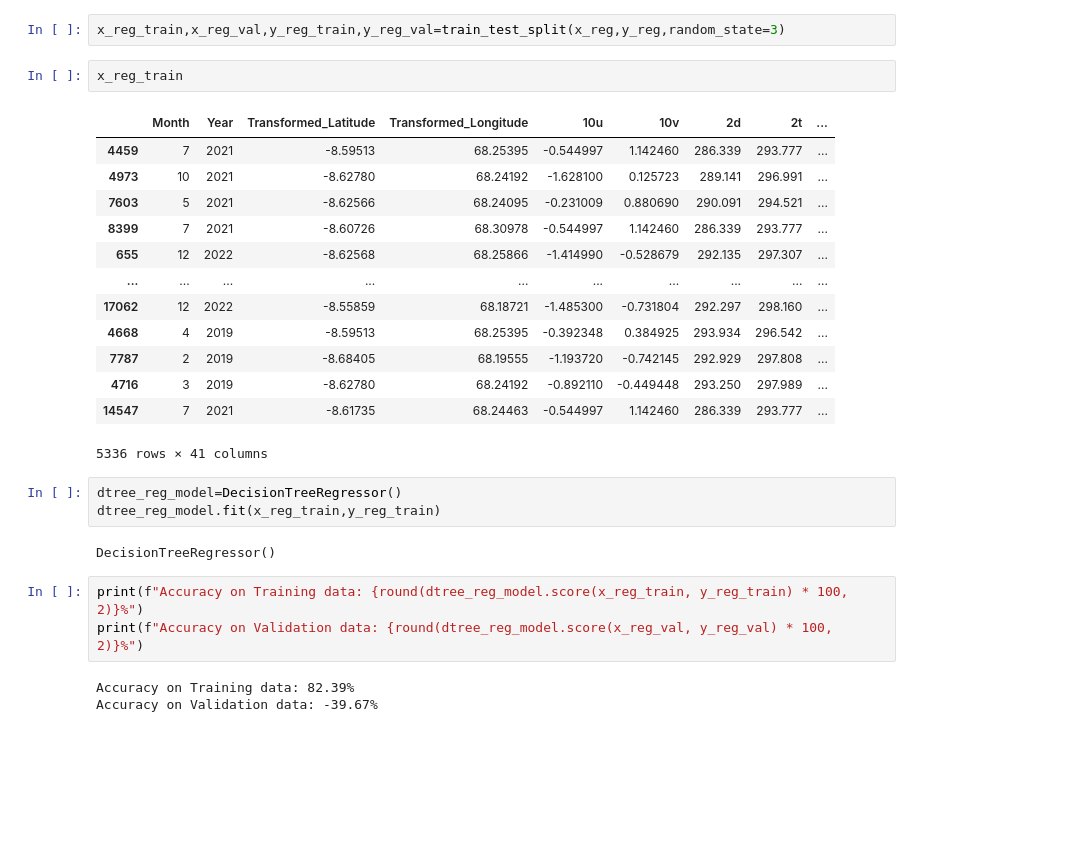
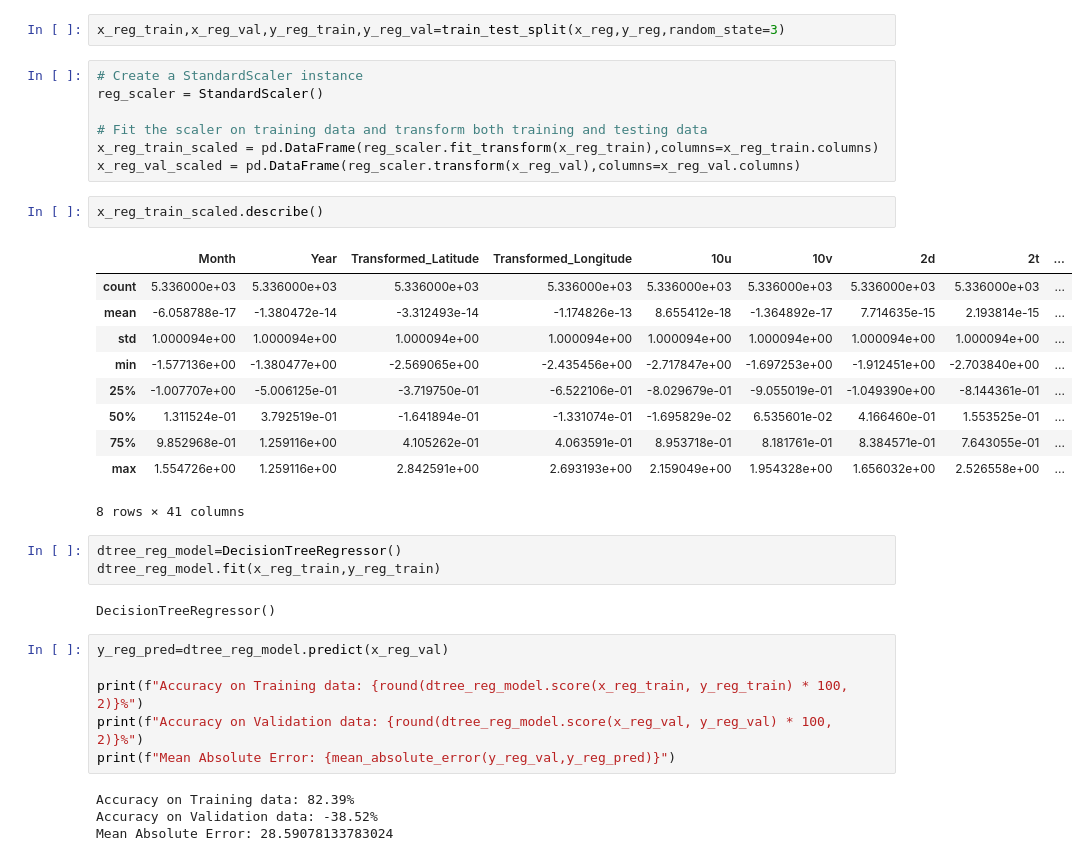
Before and after one commit to datamind-lab/Waterborne-Disease-Prediction, a Jupyter notebook: Model_Building.ipynb, the cells around one changed output. Drawn from its saved outputs; the diff is of its cells as text; blank space fills up the shorter version.

```diff
--- a/Model_Building.ipynb
+++ b/Model_Building.ipynb
@@ -220,30 +394,38 @@ x_reg=train_reg_data.drop(['Total','Disease','Outbreak_Status'],axis=1)
 y_reg=train_reg_data['Total']
 # %%
 x_reg_train,x_reg_val,y_reg_train,y_reg_val=train_test_split(x_reg,y_reg,random_state=3)
-# %%
-x_reg_train
-# %% [output]
-|  | Month | Year | Transformed_Latitude | Transformed_Longitude | 10u | 10v | 2d | 2t | ... |
-| 4459 | 7 | 2021 | -8.59513 | 68.25395 | -0.544997 | 1.142460 | 286.339 | 293.777 | ... |
-| 4973 | 10 | 2021 | -8.62780 | 68.24192 | -1.628100 | 0.125723 | 289.141 | 296.991 | ... |
-| 7603 | 5 | 2021 | -8.62566 | 68.24095 | -0.231009 | 0.880690 | 290.091 | 294.521 | ... |
-| 8399 | 7 | 2021 | -8.60726 | 68.30978 | -0.544997 | 1.142460 | 286.339 | 293.777 | ... |
-| 655 | 12 | 2022 | -8.62568 | 68.25866 | -1.414990 | -0.528679 | 292.135 | 297.307 | ... |
-| ... | ... | ... | ... | ... | ... | ... | ... | ... | ... |
-| 17062 | 12 | 2022 | -8.55859 | 68.18721 | -1.485300 | -0.731804 | 292.297 | 298.160 | ... |
-| 4668 | 4 | 2019 | -8.59513 | 68.25395 | -0.392348 | 0.384925 | 293.934 | 296.542 | ... |
-| 7787 | 2 | 2019 | -8.68405 | 68.19555 | -1.193720 | -0.742145 | 292.929 | 297.808 | ... |
-| 4716 | 3 | 2019 | -8.62780 | 68.24192 | -0.892110 | -0.449448 | 293.250 | 297.989 | ... |
-| 14547 | 7 | 2021 | -8.61735 | 68.24463 | -0.544997 | 1.142460 | 286.339 | 293.777 | ... |
-5336 rows × 41 columns
+# %%
+# Create a StandardScaler instance
+reg_scaler = StandardScaler()
+
+# Fit the scaler on training data and transform both training and testing data
+x_reg_train_scaled = pd.DataFrame(reg_scaler.fit_transform(x_reg_train),columns=x_reg_train.columns)
+x_reg_val_scaled = pd.DataFrame(reg_scaler.transform(x_reg_val),columns=x_reg_val.columns)
+# %%
+x_reg_train_scaled.describe()
+# %% [output]
+|  | Month | Year | Transformed_Latitude | Transformed_Longitude | 10u | 10v | 2d | 2t | ... |
+| count | 5.336000e+03 | 5.336000e+03 | 5.336000e+03 | 5.336000e+03 | 5.336000e+03 | 5.336000e+03 | 5.336000e+03 | 5.336000e+03 | ... |
+| mean | -6.058788e-17 | -1.380472e-14 | -3.312493e-14 | -1.174826e-13 | 8.655412e-18 | -1.364892e-17 | 7.714635e-15 | 2.193814e-15 | ... |
+| std | 1.000094e+00 | 1.000094e+00 | 1.000094e+00 | 1.000094e+00 | 1.000094e+00 | 1.000094e+00 | 1.000094e+00 | 1.000094e+00 | ... |
+| min | -1.577136e+00 | -1.380477e+00 | -2.569065e+00 | -2.435456e+00 | -2.717847e+00 | -1.697253e+00 | -1.912451e+00 | -2.703840e+00 | ... |
+| 25% | -1.007707e+00 | -5.006125e-01 | -3.719750e-01 | -6.522106e-01 | -8.029679e-01 | -9.055019e-01 | -1.049390e+00 | -8.144361e-01 | ... |
+| 50% | 1.311524e-01 | 3.792519e-01 | -1.641894e-01 | -1.331074e-01 | -1.695829e-02 | 6.535601e-02 | 4.166460e-01 | 1.553525e-01 | ... |
+| 75% | 9.852968e-01 | 1.259116e+00 | 4.105262e-01 | 4.063591e-01 | 8.953718e-01 | 8.181761e-01 | 8.384571e-01 | 7.643055e-01 | ... |
+| max | 1.554726e+00 | 1.259116e+00 | 2.842591e+00 | 2.693193e+00 | 2.159049e+00 | 1.954328e+00 | 1.656032e+00 | 2.526558e+00 | ... |
+8 rows × 41 columns
 # %%
 dtree_reg_model=DecisionTreeRegressor()
 dtree_reg_model.fit(x_reg_train,y_reg_train)
 # %% [output]
 DecisionTreeRegressor()
 # %%
+y_reg_pred=dtree_reg_model.predict(x_reg_val)
+
 print(f"Accuracy on Training data: {round(dtree_reg_model.score(x_reg_train, y_reg_train) * 100, 2)}%")
 print(f"Accuracy on Validation data: {round(dtree_reg_model.score(x_reg_val, y_reg_val) * 100, 2)}%")
+print(f"Mean Absolute Error: {mean_absolute_error(y_reg_val,y_reg_pred)}")
 # %% [output]
 Accuracy on Training data: 82.39%
-Accuracy on Validation data: -39.67%
+Accuracy on Validation data: -38.52%
+Mean Absolute Error: 28.59078133783024
```
Also changed, not shown: parts of 17 cells of this notebook.
